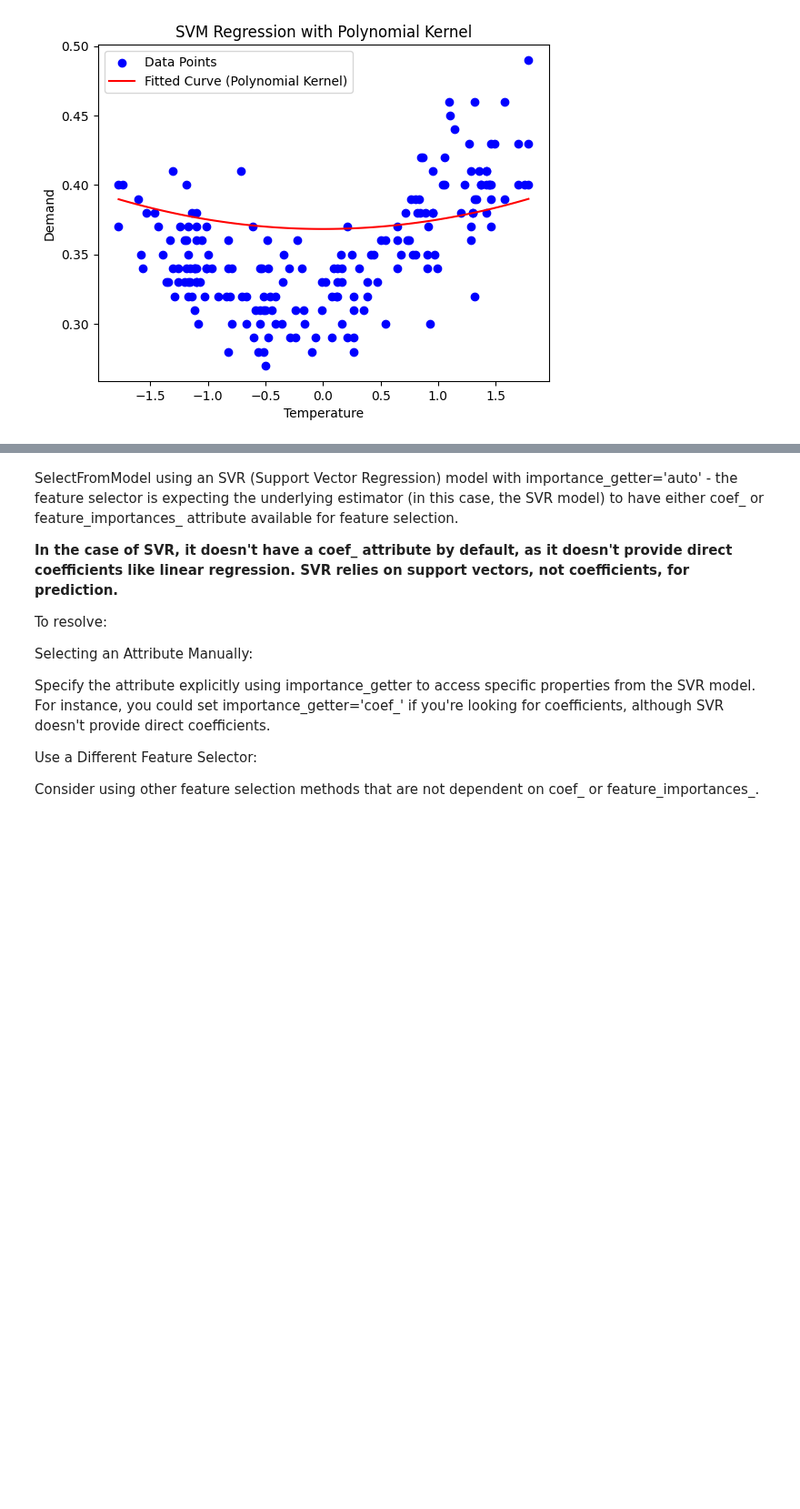
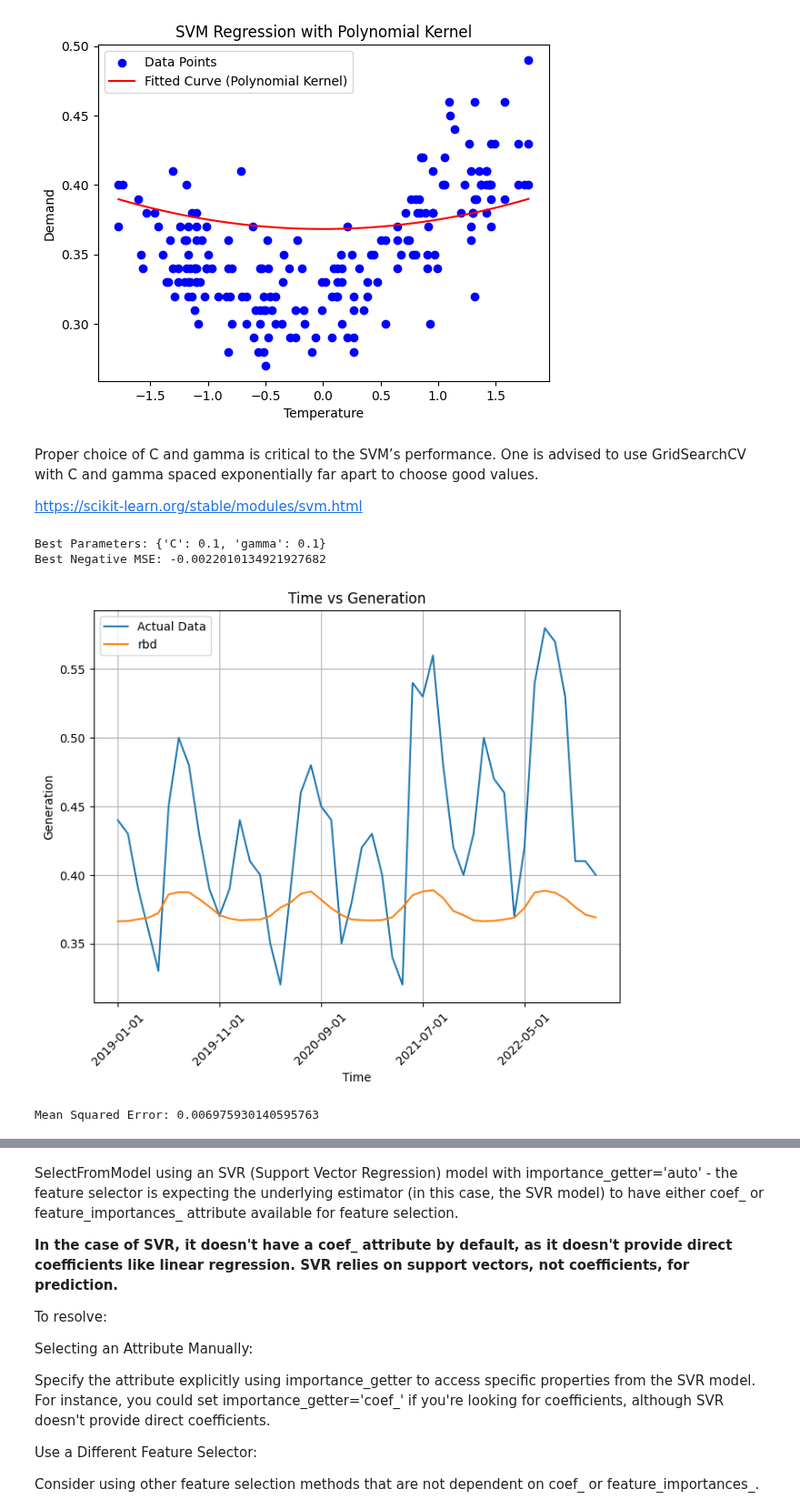
Before and after one commit to ATECO-malta/applied_ml_assignment, a Jupyter notebook: SVM.ipynb, the cells around one changed output, grey strips where cells are left out. Shown at 91% size. Cells and saved outputs as stored; diff of their text form; code cells hidden in the pictures; blank space fills up the shorter version.

```diff
--- a/SVM.ipynb
+++ b/SVM.ipynb
@@ -348,3 +351,61 @@ plt.show()
+# %% [markdown]
+Proper choice of C and gamma is critical to the SVM’s performance. One is advised to use GridSearchCV with C and gamma spaced exponentially far apart to choose good values.
+
+https://scikit-learn.org/stable/modules/svm.html
+# %%
+# Define the parameter grid to search through
+param_grid = {
+    'C': [0.1, 1, 10],
+    'gamma': ['scale', 'auto', 0.1, 1]
+}
+
+# Create the SVR model
+svm_regressor = SVR(kernel='rbf')
+
+# Create GridSearchCV instance
+grid_search = GridSearchCV(estimator=svm_regressor, param_grid=param_grid, cv=5, scoring='neg_mean_squared_error', n_jobs=-1)
+
+# Fit the GridSearchCV instance on your data
+grid_search.fit(x_normTrain, y_normTrain)
+
+# Retrieve the best hyperparameters and best score
+best_params = grid_search.best_params_
+best_score = grid_search.best_score_
+
+print("Best Parameters:", best_params)
+print("Best Negative MSE:", best_score)
+# %% [output]
+Best Parameters: {'C': 0.1, 'gamma': 0.1}
+Best Negative MSE: -0.0022010134921927682
+# %%
+svm_regressor = SVR(kernel='rbf', C=0.1, gamma=0.1)
+svm_regressor.fit(x_normTrain, y_normTrain)
+
+# Making predictions
+y_pred = svm_regressor.predict(x_normTest)
+
+# Plotting the feature vs target curve
+plt.figure(figsize=(8, 6))
+plt.plot(test_data['Date'], y_normTest, linestyle='-', label="Actual Data")
+plt.plot(test_data['Date'], y_pred, linestyle='-', label = "rbd")
+
+n = 10
+plt.xticks(np.arange(0, len(test_data['Date']), n), [test_data['Date'][i] for i in range(0, len(test_data['Date']), n)])
+
+plt.title('Time vs Generation')
+plt.xticks(rotation=45)
+plt.xlabel('Time')
+plt.ylabel('Generation')
+plt.grid(True)
+plt.legend()
+plt.show()
+
+# Evaluating the model (example using Mean Squared Error)
+mse = mean_squared_error(y_ToTest, y_pred)
+print(f"Mean Squared Error: {mse}")
+# %% [output]
+[figure, added]
+Mean Squared Error: 0.006975930140595763
 # %%
 selectedFeatures = ['tmax']
 selectedTarget = ['Max_Demand_GW']
```
Also changed, not shown: parts of 10 cells of this notebook.
